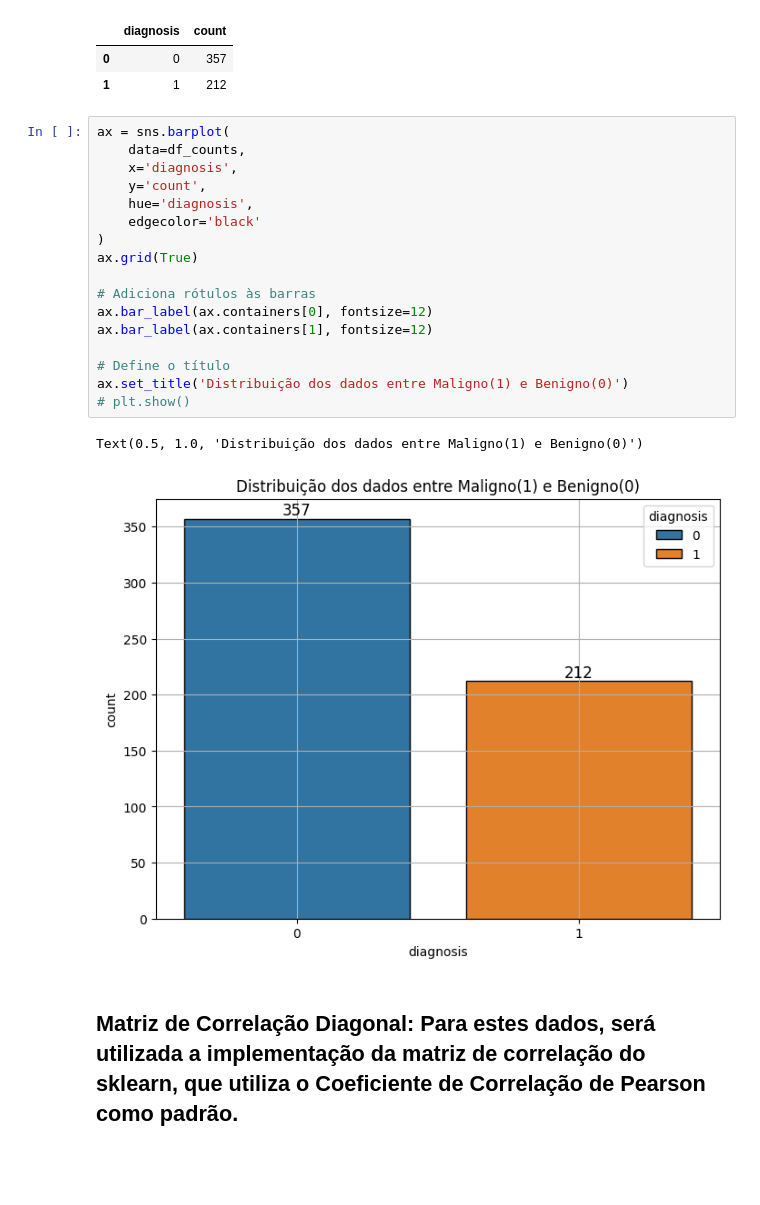
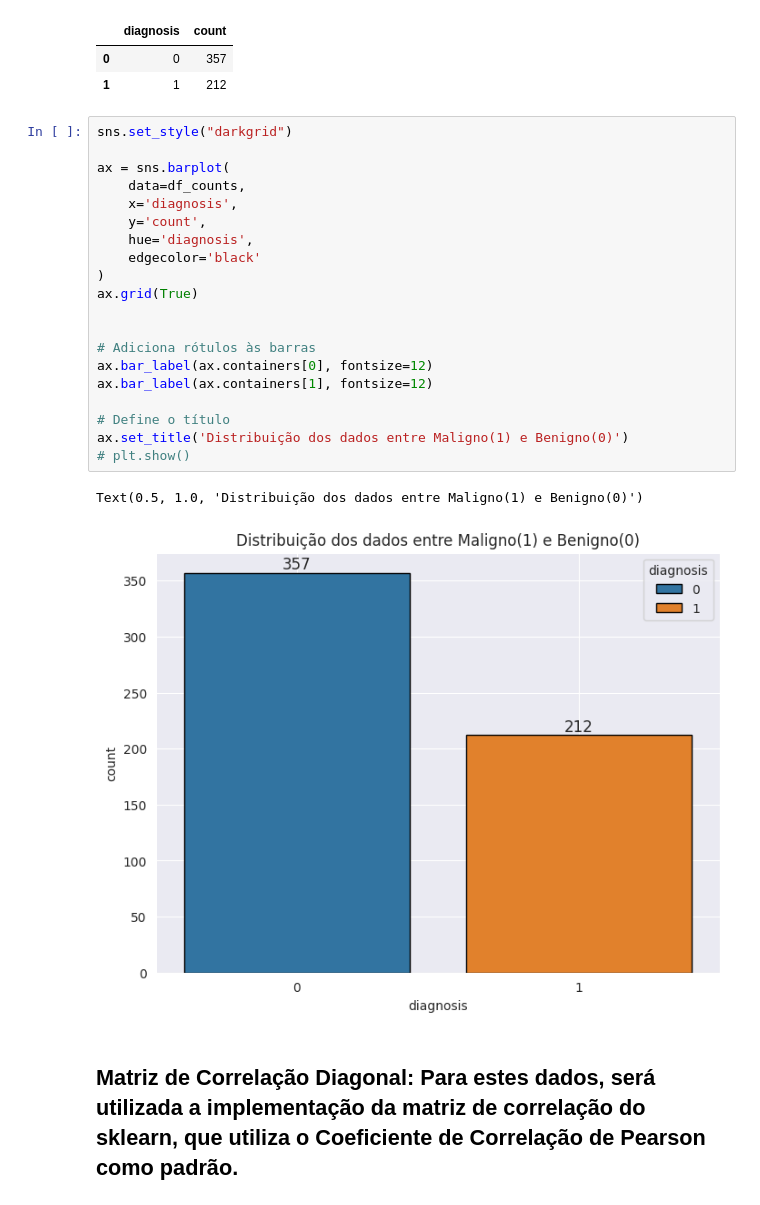
Before and after one commit to gutosantos-github/amsaude, a Jupyter notebook: 4-atividade-3/atividade_3_AM_na_saude_Augusto_Santos.ipynb, the cells around one changed output. Saved outputs shown, nothing was run; the diff lists cells and outputs as text; blank space fills up the shorter version.

```diff
--- a/4-atividade-3/atividade_3_AM_na_saude_Augusto_Santos.ipynb
+++ b/4-atividade-3/atividade_3_AM_na_saude_Augusto_Santos.ipynb
@@ -225,25 +225,28 @@ df_counts
 | 0 | 0 | 357 |
 | 1 | 1 | 212 |
 # %%
+sns.set_style("darkgrid")
+
 ax = sns.barplot(
     data=df_counts,
     x='diagnosis',
     y='count',
     hue='diagnosis',
     edgecolor='black'
 )
 ax.grid(True)
 
+
 # Adiciona rótulos às barras
 ax.bar_label(ax.containers[0], fontsize=12)
 ax.bar_label(ax.containers[1], fontsize=12)
 
 # Define o título
 ax.set_title('Distribuição dos dados entre Maligno(1) e Benigno(0)')
 # plt.show()
 # %% [output]
 Text(0.5, 1.0, 'Distribuição dos dados entre Maligno(1) e Benigno(0)')
-[figure, old version]
+[figure, new version]
 # %% [markdown]
 ## Matriz de Correlação Diagonal: Para estes dados, será utilizada a implementação da matriz de correlação do sklearn, que utiliza o Coeficiente de Correlação de Pearson como padrão.
 # %%
```
Also changed, not shown: parts of 20 cells of this notebook.
